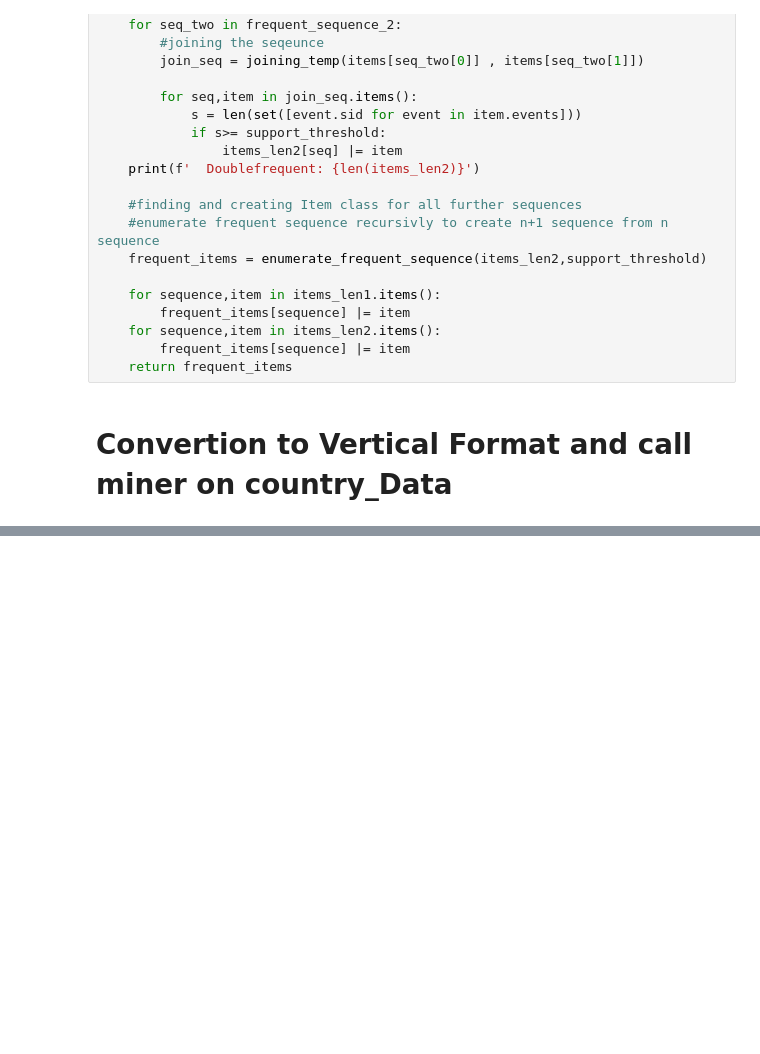
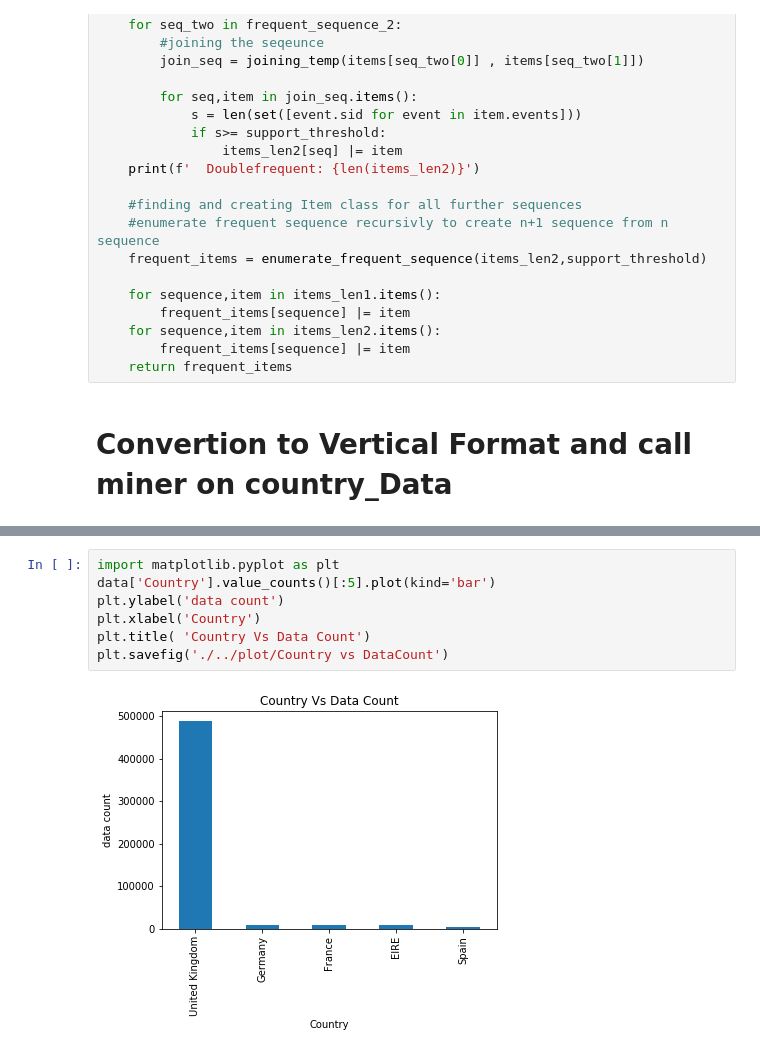
Before and after one commit to kailashkolluru/SPADE-Alogrithm, a Jupyter notebook: code/Spade_sequential_Mining.ipynb, the cells around one changed output, grey strips where cells are left out. Drawn from its saved outputs; the diff is of its cells as text; blank space fills up the shorter version.

```diff
--- a/code/Spade_sequential_Mining.ipynb
+++ b/code/Spade_sequential_Mining.ipynb
@@ -367,0 +380,9 @@ Country: RSA is processing
+# %%
+import matplotlib.pyplot as plt
+data['Country'].value_counts()[:5].plot(kind='bar')
+plt.ylabel('data count')
+plt.xlabel('Country')
+plt.title( 'Country Vs Data Count')
+plt.savefig('./../plot/Country vs DataCount')
+# %% [output]
+[figure, added]
```
Also changed, not shown: parts of 3 cells of this notebook, 2 other files.
